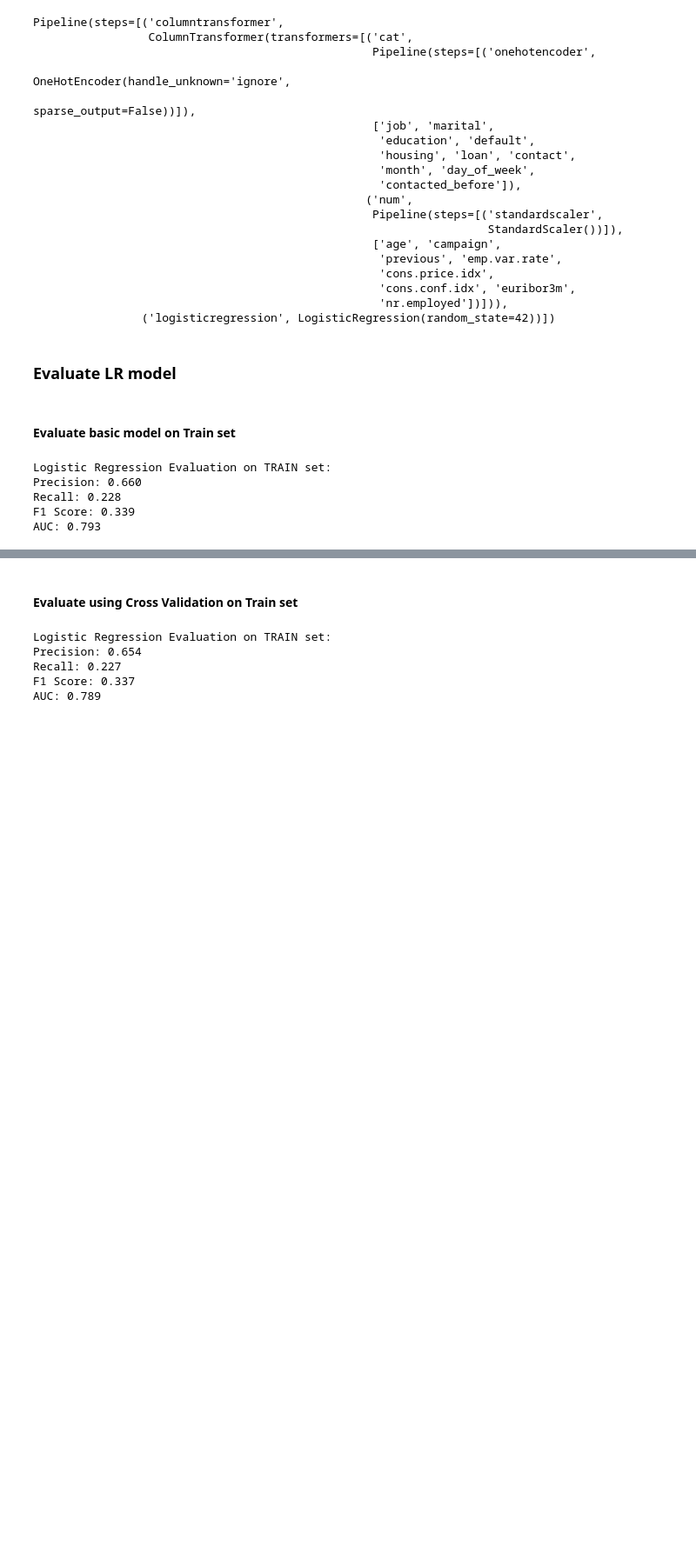
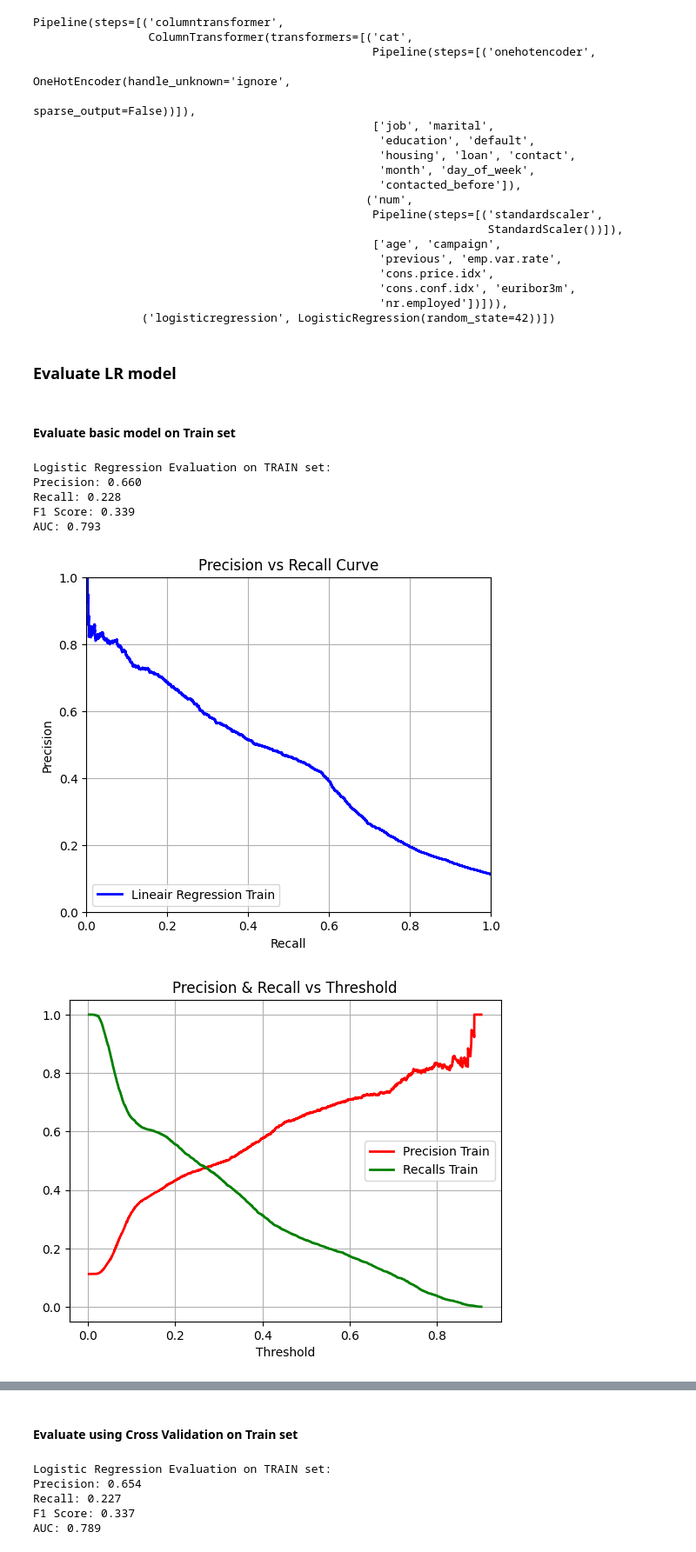
Before and after one commit to elen-ladder/MADS_Bank_Telemarketing, a Jupyter notebook: BankMarketing_Shared.ipynb, the cells around one changed output, grey strips where cells are left out. Shown at 87% size. Drawn from its saved outputs; the diff is of its cells as text; code cells hidden in the pictures; blank space fills up the shorter version.

```diff
--- a/BankMarketing_Shared.ipynb
+++ b/BankMarketing_Shared.ipynb
@@ -496,3 +546,8 @@ Precision: 0.660
 Recall: 0.228
 F1 Score: 0.339
 AUC: 0.793
+# %%
+drawMyCurves(y_train, y_train_proba_lr, "Lineair Regression", "Train")
+# %% [output]
+[figure, added]
+[figure, added]
```
Also changed, not shown: parts of 13 cells of this notebook.
